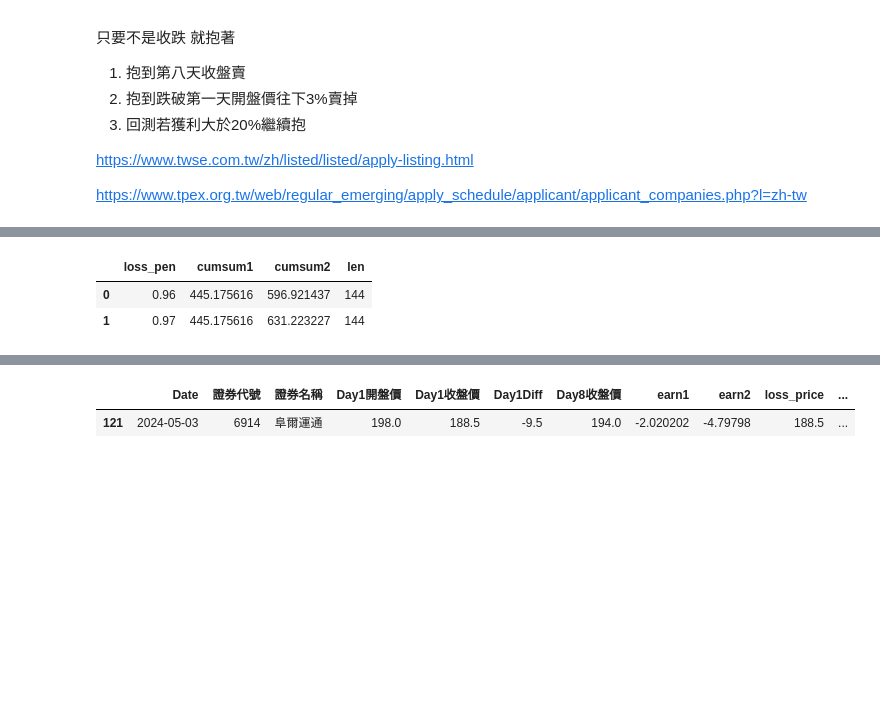
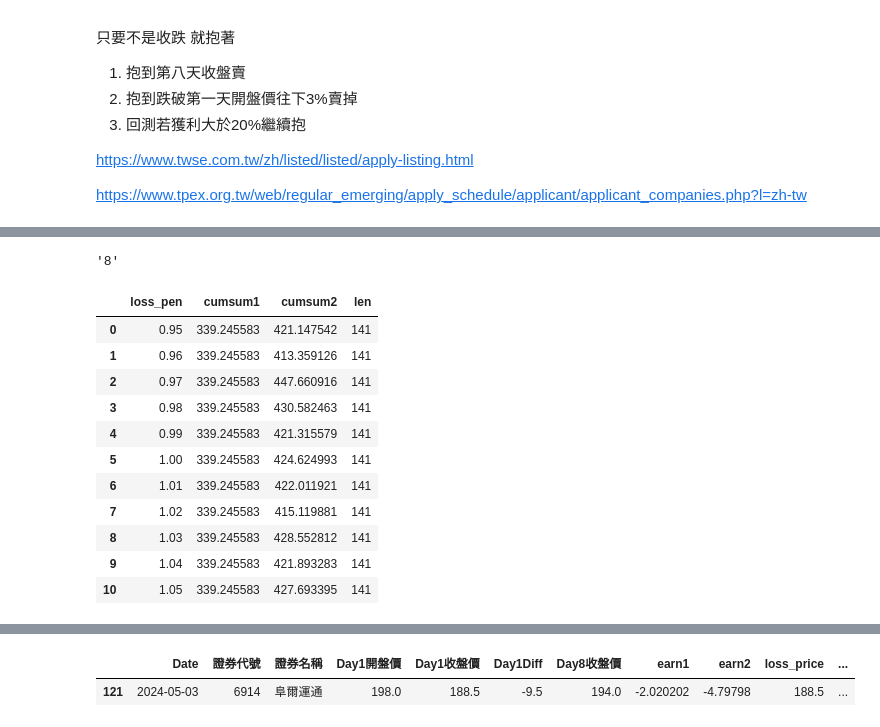
Before and after one commit to mulderfang/stock, a Jupyter notebook: 進出策略/事件交易-策略1_包你發娛樂城.ipynb, the cells around one changed output, grey strips where cells are left out. Cells and saved outputs as stored; diff of their text form; code cells hidden in the pictures; blank space fills up the shorter version.

```diff
--- a/進出策略/事件交易-策略1_上市櫃前幾天買.ipynb
+++ b/進出策略/事件交易-策略1_包你發娛樂城.ipynb
@@ -87,3 +128,7 @@ sub_category_list = pd.read_sql(query_sub_category, engine)
+# %%
+str(8)
+# %% [output]
+'8'
 # %%
 # 先找上市第一筆
 import numpy as np
@@ -102,23 +147,25 @@ total_earn = 0
 cumsum_list = pd.DataFrame(columns=['loss_pen','cumsum1','cumsum2','len'])
 
 hold_day = 7 # 7
-loss_pen_list = np.arange(0.96, 0.97, 0.01)
+loss_pen_list = np.arange(0.95, 1.05, 0.01)
 earn1 = 0
 earn2 = 0
 earn3 = 0
 earn4 = 0
 
 for loss_pen in loss_pen_list:
-    new_stock_list = pd.DataFrame(columns=['Date','證券代號','證券名稱','Day1開盤價','Day1收盤價','Day1Diff','Day8收盤價','Day11收盤價','Day85MA','earn1','earn2','loss_price','loss_type'])
+    new_stock_list = pd.DataFrame(columns=['Date','證券代號','證券名稱','Day1開盤價','Day1最低價','Day1最高價','Day1收盤價','Day1Diff','Day8收盤價','Day11收盤價','Day85MA','earn1','earn2','loss_price','loss_type'])
     for stock_id in new_stock_id:
 
         new_stock = stock_df_raw[stock_df_raw['證券代號'] == stock_id]
         # new_stock = new_stock_df[new_stock_df['證券代號'] == stock_id]
-        new_stock = new_stock.head(hold_day+1)
-        if (len(new_stock) == hold_day+1):
+        new_stock = new_stock.head(hold_day+4)
+        if (len(new_stock) == hold_day+4):
             loss_price = 0
             loss_type = '0'
             day1_open_price = new_stock['開盤價'].iloc[0]
+            day1_low_price = new_stock['最低價'].iloc[0]
+            day1_high_price = new_stock['最高價'].iloc[0]
             day1_close_price = new_stock['收盤價'].iloc[0]
 
             day1_diff = day1_close_price - day1_open_price
@@ -133,10 +180,14 @@ for loss_pen in loss_pen_list:
             # close_price2 = new_stock['收盤價'].iloc[hold_day+1]
             # close_price3 = new_stock['收盤價'].iloc[10]
 
-            # 1. 直接放五天 中間不動作 開盤買
+            # 1. 直接放hold_day天 中間不動作 開盤買
             earn1 = 100 * (close_price - day1_open_price)/day1_open_price
 
-            # 2. 第一天收黑就不要了，其他的放五天
+            #第一天買不到就算了 再追效果不好
+            if((day1_open_price == day1_low_price) & (day1_low_price == day1_close_price)):
+                continue
+
+            # 2. 第一天收黑就不要了，其他的放hold_day天
             if (day1_diff < 0):
                 loss_type = '1'
                 loss_price = day1_close_price
@@ -155,12 +206,12 @@ for loss_pen in loss_pen_list:
                     loss_type = '3'
                     earn2 = 100 * (close_price - day1_open_price)/day1_open_price
 
-                    # # 賺超過 20%
-                    # if (earn2 > 20):
-                    #     loss_type = '4'
+                    # 賺超過 20%
+                    if (earn2 > 20):
+                        loss_type = '4'
 
-                    #     close_price_20 = new_stock['收盤價'].iloc[hold_day+3]
-                    #     earn2 = 100 * (close_price_20 - day1_open_price)/day1_open_price
+                        close_price_20 = new_stock['收盤價'].iloc[hold_day+3]
+                        earn2 = 100 * (close_price_20 - day1_open_price)/day1_open_price
 
 
 
@@ -169,37 +220,48 @@ for loss_pen in loss_pen_list:
                 '證券代號': [id],
                 '證券名稱': [name],
                 'Day1開盤價': [day1_open_price],
+                'Day1最低價': [day1_low_price],
+                'Day1最高價': [day1_high_price],
                 'Day1收盤價': [day1_close_price],
                 'Day1Diff':[day1_diff],
                 'Day8收盤價': [close_price],
                 'Day11收盤價' : [close_price_20],
                 'Day85MA': [MA5],
                 'earn1': [earn1],
                 'earn2': [earn2],
                 'loss_price':[loss_price],
                 'loss_type':[loss_type]
             })
 
             # 删除全为NA的列，避免可能出现的警告
             result_df.dropna(axis=1, how='all', inplace=True)
             if not result_df.empty:
                 new_stock_list = pd.concat([new_stock_list, result_df], ignore_index=True)
 
     new_stock_list['cumsum1'] = new_stock_list['earn1'].cumsum()
     new_stock_list['cumsum2'] = new_stock_list['earn2'].cumsum()
 
     temp_df = pd.DataFrame({
         'loss_pen': [loss_pen],
         'cumsum1': [new_stock_list['cumsum1'].iloc[-1]],
         'cumsum2': [new_stock_list['cumsum2'].iloc[-1]],
         'len' : [len(new_stock_list)]
     })
 
     if not temp_df.empty:
         cumsum_list = pd.concat([cumsum_list, temp_df], ignore_index=True)
 
 cumsum_list
 # %% [output]
 |  | loss_pen | cumsum1 | cumsum2 | len |
-| 0 | 0.96 | 445.175616 | 596.921437 | 144 |
-| 1 | 0.97 | 445.175616 | 631.223227 | 144 |
+| 0 | 0.95 | 339.245583 | 421.147542 | 141 |
+| 1 | 0.96 | 339.245583 | 413.359126 | 141 |
+| 2 | 0.97 | 339.245583 | 447.660916 | 141 |
+| 3 | 0.98 | 339.245583 | 430.582463 | 141 |
+| 4 | 0.99 | 339.245583 | 421.315579 | 141 |
+| 5 | 1.00 | 339.245583 | 424.624993 | 141 |
+| 6 | 1.01 | 339.245583 | 422.011921 | 141 |
+| 7 | 1.02 | 339.245583 | 415.119881 | 141 |
+| 8 | 1.03 | 339.245583 | 428.552812 | 141 |
+| 9 | 1.04 | 339.245583 | 421.893283 | 141 |
+| 10 | 1.05 | 339.245583 | 427.693395 | 141 |
```
Also changed, not shown: parts of 4 cells of this notebook, 3 other files.
